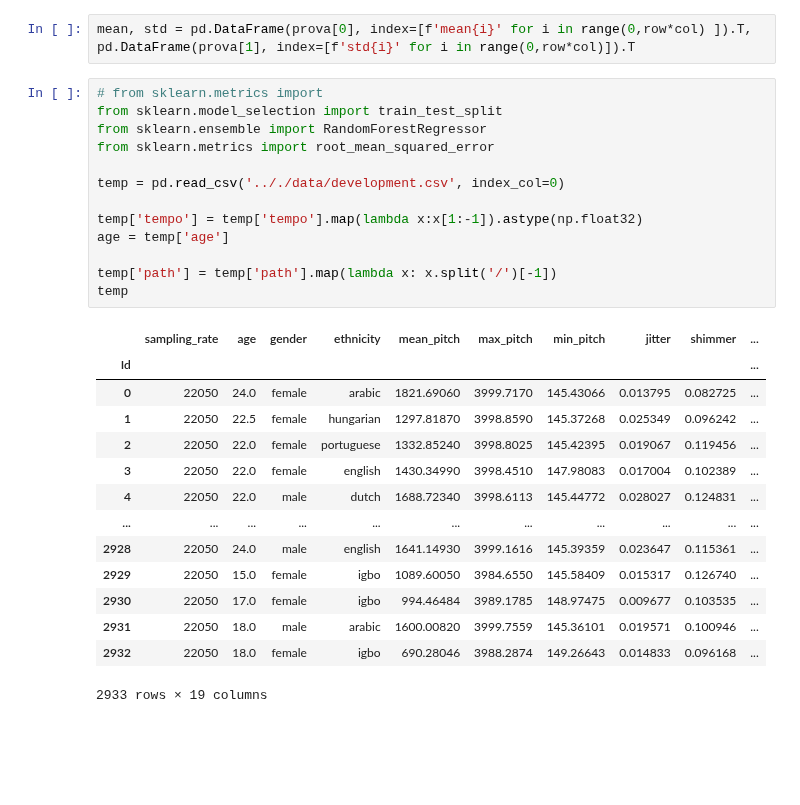
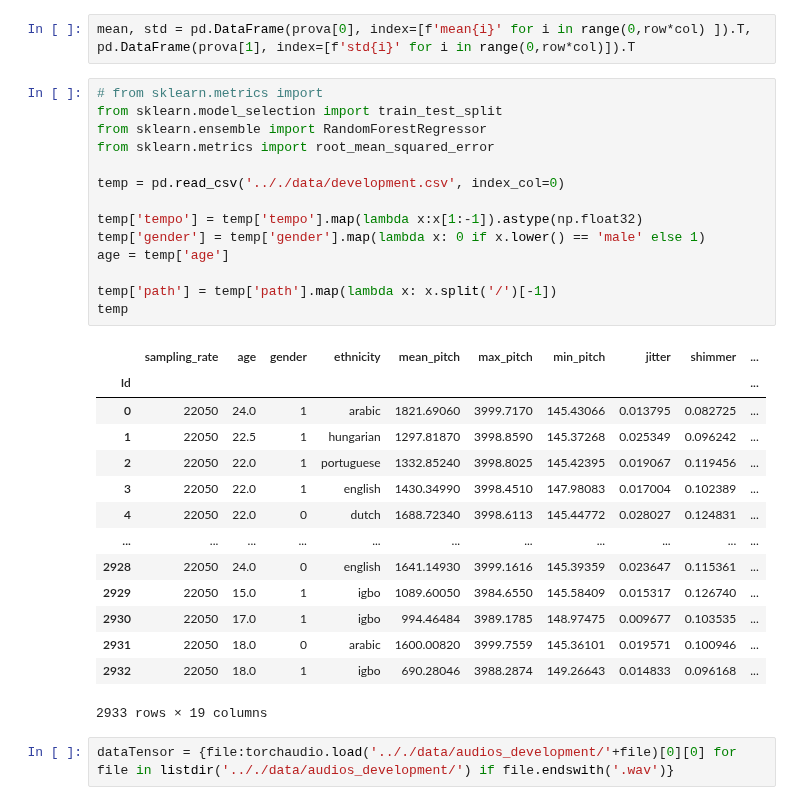
Before and after one commit to Nuzz23/01TWZSM_DataScienceLab, a Jupyter notebook: Assignment/Nunzio/Spectrogram.ipynb, the cells around one changed output. Drawn from its saved outputs; the diff is of its cells as text; blank space fills up the shorter version.

```diff
--- a/Assignment/Nunzio/Spectrogram.ipynb
+++ b/Assignment/Nunzio/Spectrogram.ipynb
@@ -78,28 +51,31 @@ mean, std = pd.DataFrame(prova[0], index=[f'mean{i}' for i in range(0,row*col) ]
 # %%
 # from sklearn.metrics import
 from sklearn.model_selection import train_test_split
 from sklearn.ensemble import RandomForestRegressor
 from sklearn.metrics import root_mean_squared_error
 
 temp = pd.read_csv('.././data/development.csv', index_col=0)
 
 temp['tempo'] = temp['tempo'].map(lambda x:x[1:-1]).astype(np.float32)
+temp['gender'] = temp['gender'].map(lambda x: 0 if x.lower() == 'male' else 1)
 age = temp['age']
 
 temp['path'] = temp['path'].map(lambda x: x.split('/')[-1])
 temp
 # %% [output]
 |  | sampling_rate | age | gender | ethnicity | mean_pitch | max_pitch | min_pitch | jitter | shimmer | ... |
 | Id |  |  |  |  |  |  |  |  |  | ... |
-| 0 | 22050 | 24.0 | female | arabic | 1821.69060 | 3999.7170 | 145.43066 | 0.013795 | 0.082725 | ... |
-| 1 | 22050 | 22.5 | female | hungarian | 1297.81870 | 3998.8590 | 145.37268 | 0.025349 | 0.096242 | ... |
-| 2 | 22050 | 22.0 | female | portuguese | 1332.85240 | 3998.8025 | 145.42395 | 0.019067 | 0.119456 | ... |
-| 3 | 22050 | 22.0 | female | english | 1430.34990 | 3998.4510 | 147.98083 | 0.017004 | 0.102389 | ... |
-| 4 | 22050 | 22.0 | male | dutch | 1688.72340 | 3998.6113 | 145.44772 | 0.028027 | 0.124831 | ... |
+| 0 | 22050 | 24.0 | 1 | arabic | 1821.69060 | 3999.7170 | 145.43066 | 0.013795 | 0.082725 | ... |
+| 1 | 22050 | 22.5 | 1 | hungarian | 1297.81870 | 3998.8590 | 145.37268 | 0.025349 | 0.096242 | ... |
+| 2 | 22050 | 22.0 | 1 | portuguese | 1332.85240 | 3998.8025 | 145.42395 | 0.019067 | 0.119456 | ... |
+| 3 | 22050 | 22.0 | 1 | english | 1430.34990 | 3998.4510 | 147.98083 | 0.017004 | 0.102389 | ... |
+| 4 | 22050 | 22.0 | 0 | dutch | 1688.72340 | 3998.6113 | 145.44772 | 0.028027 | 0.124831 | ... |
 | ... | ... | ... | ... | ... | ... | ... | ... | ... | ... | ... |
-| 2928 | 22050 | 24.0 | male | english | 1641.14930 | 3999.1616 | 145.39359 | 0.023647 | 0.115361 | ... |
-| 2929 | 22050 | 15.0 | female | igbo | 1089.60050 | 3984.6550 | 145.58409 | 0.015317 | 0.126740 | ... |
-| 2930 | 22050 | 17.0 | female | igbo | 994.46484 | 3989.1785 | 148.97475 | 0.009677 | 0.103535 | ... |
-| 2931 | 22050 | 18.0 | male | arabic | 1600.00820 | 3999.7559 | 145.36101 | 0.019571 | 0.100946 | ... |
-| 2932 | 22050 | 18.0 | female | igbo | 690.28046 | 3988.2874 | 149.26643 | 0.014833 | 0.096168 | ... |
+| 2928 | 22050 | 24.0 | 0 | english | 1641.14930 | 3999.1616 | 145.39359 | 0.023647 | 0.115361 | ... |
+| 2929 | 22050 | 15.0 | 1 | igbo | 1089.60050 | 3984.6550 | 145.58409 | 0.015317 | 0.126740 | ... |
+| 2930 | 22050 | 17.0 | 1 | igbo | 994.46484 | 3989.1785 | 148.97475 | 0.009677 | 0.103535 | ... |
+| 2931 | 22050 | 18.0 | 0 | arabic | 1600.00820 | 3999.7559 | 145.36101 | 0.019571 | 0.100946 | ... |
+| 2932 | 22050 | 18.0 | 1 | igbo | 690.28046 | 3988.2874 | 149.26643 | 0.014833 | 0.096168 | ... |
 2933 rows × 19 columns
+# %%
+dataTensor = {file:torchaudio.load('.././data/audios_development/'+file)[0][0] for file in listdir('.././data/audios_development/') if file.endswith('.wav')}
```
Also changed, not shown: parts of 41 cells of this notebook, 2 other files.
